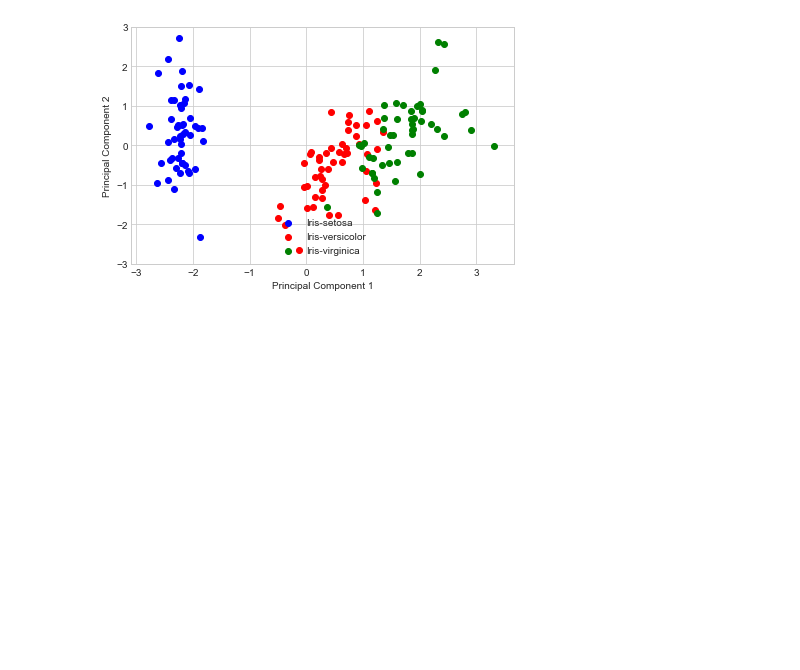
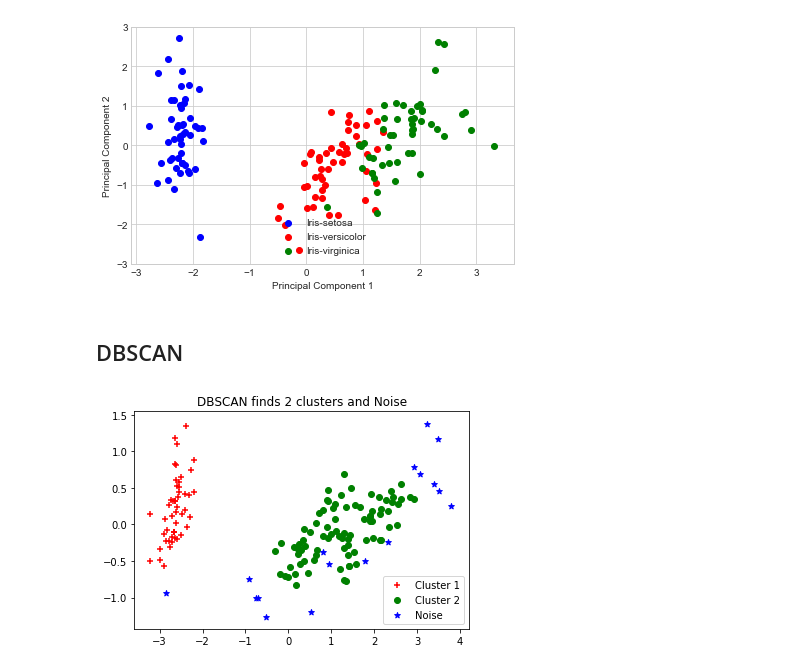
Before and after one commit to tongbaojia/Insight, a Jupyter notebook: Study/ML_PCA.ipynb, the cells around one changed output. Saved outputs shown, nothing was run; the diff lists cells and outputs as text; code cells hidden in the pictures; blank space fills up the shorter version.

Commit message:
update data challenge

```diff
--- a/Study/ML_PCA.ipynb
+++ b/Study/ML_PCA.ipynb
@@ -241,3 +241,39 @@ with plt.style.context('seaborn-whitegrid'):
 # %% [output]
 <Figure size 432x288 with 0 Axes>
 [figure]
+# %% [markdown]
+## DBSCAN
+# %%
+# Importing Modules
+from sklearn.datasets import load_iris
+import matplotlib.pyplot as plt
+from sklearn.cluster import DBSCAN
+from sklearn.decomposition import PCA
+
+# Load Dataset
+iris = load_iris()
+
+# Declaring Model
+dbscan = DBSCAN()
+
+# Fitting
+dbscan.fit(iris.data)
+
+# Transoring Using PCA
+pca = PCA(n_components=2).fit(iris.data)
+pca_2d = pca.transform(iris.data)
+
+# Plot based on Class
+for i in range(0, pca_2d.shape[0]):
+    if dbscan.labels_[i] == 0:
+        c1 = plt.scatter(pca_2d[i, 0], pca_2d[i, 1], c='r', marker='+')
+    elif dbscan.labels_[i] == 1:
+        c2 = plt.scatter(pca_2d[i, 0], pca_2d[i, 1], c='g', marker='o')
+    elif dbscan.labels_[i] == -1:
+        c3 = plt.scatter(pca_2d[i, 0], pca_2d[i, 1], c='b', marker='*')
+
+plt.legend([c1, c2, c3], ['Cluster 1', 'Cluster 2', 'Noise'])
+plt.title('DBSCAN finds 2 clusters and Noise')
+plt.show()
+# %% [output]
+[figure, added]
```
Also changed, not shown: 1 other file.
